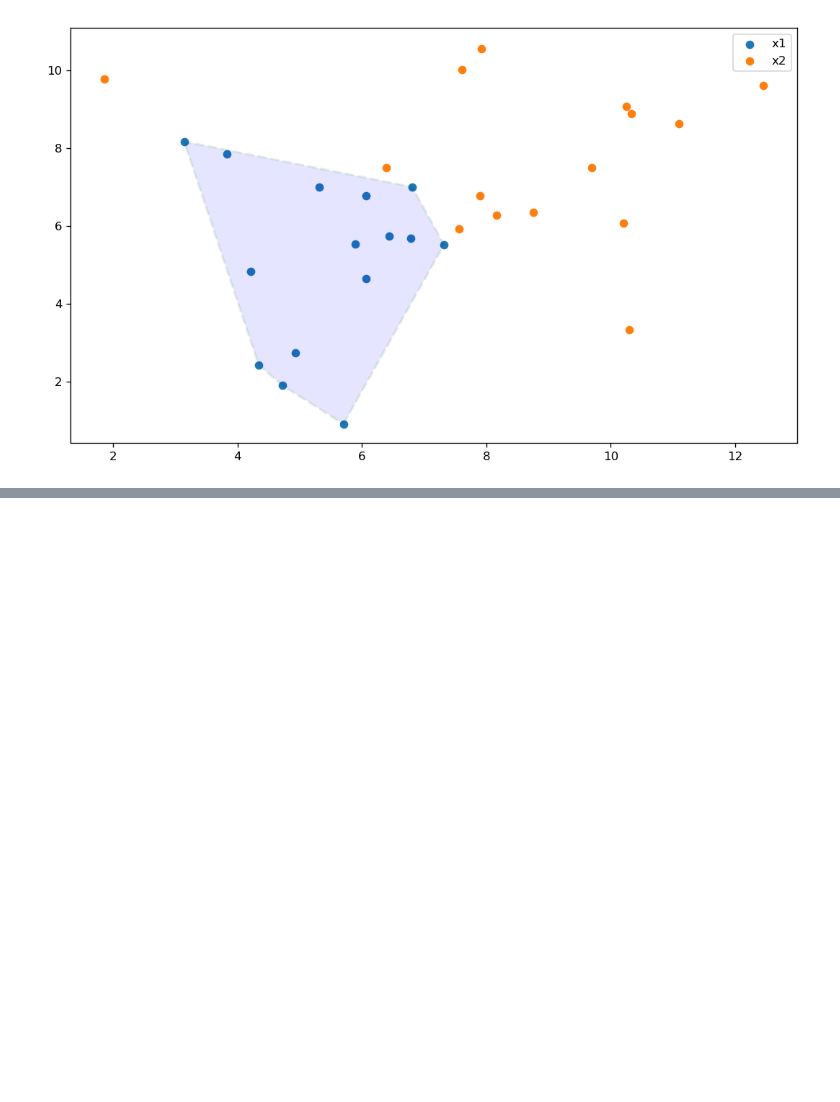
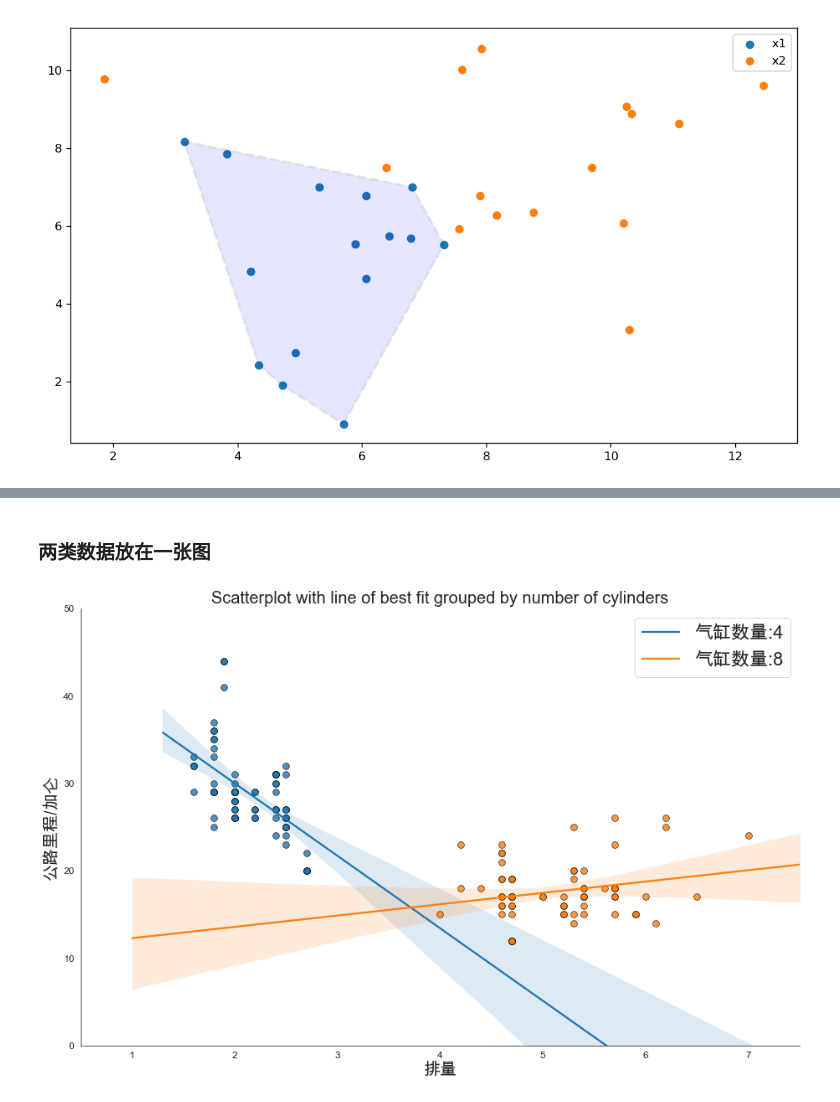
Before and after one commit to NaCl-Ocean/Skill-Tree-Lights-Up, a Jupyter notebook: Python/matplotlib/关联图.ipynb, the cells around one changed output, grey strips where cells are left out. Cells and saved outputs as stored; diff of their text form; code cells hidden in the pictures; blank space fills up the shorter version.

```diff
--- a/Python/matplotlib/关联图.ipynb
+++ b/Python/matplotlib/关联图.ipynb
@@ -254,0 +282,32 @@ plt.show()
+# %%
+df = pd.read_csv("https://raw.githubusercontent.com/selva86/datasets/master/mpg_ggplot2.csv")
+# %%
+df_select = df.loc[df.cyl.isin([4,8]),:]
+sns.set_style("white")
+# %% [markdown]
+### 两类数据放在一张图
+# %%
+gridobj = sns.lmplot(x="displ", y="hwy",
+                    hue="cyl",
+                    data=df_select,
+                    height=8,
+                    aspect=1.6,
+                    palette='tab10',
+                    legend=False,
+                    scatter_kws={'s':60,'linewidth':0.7,'edgecolors':'k'})
+gridobj.set(xlim=(0.5,7.5),ylim=(0,50))
+plt.rcParams["font.family"] = 'Arial Unicode MS'
+ax = plt.gca();
+ax.set_xlabel(u"排量",fontsize=20)
+ax.set_ylabel(u"公路里程/加仑",fontsize=20)
+ax.set_title("Scatterplot with line of best fit grouped by number of cylinders",fontsize=20)
+# tick set
+for tick in ax.xaxis.get_major_ticks():
+    tick.label1.set(fontsize=12)
+
+for tick in ax.yaxis.get_major_ticks():
+    tick.label1.set(fontsize=12)
+ax.legend(["气缸数量:4","气缸数量:8"],fontsize=22)
+plt.show()
+# %% [output]
+[figure, added]
```
Also changed, not shown: parts of 12 cells of this notebook, 23 other files.
